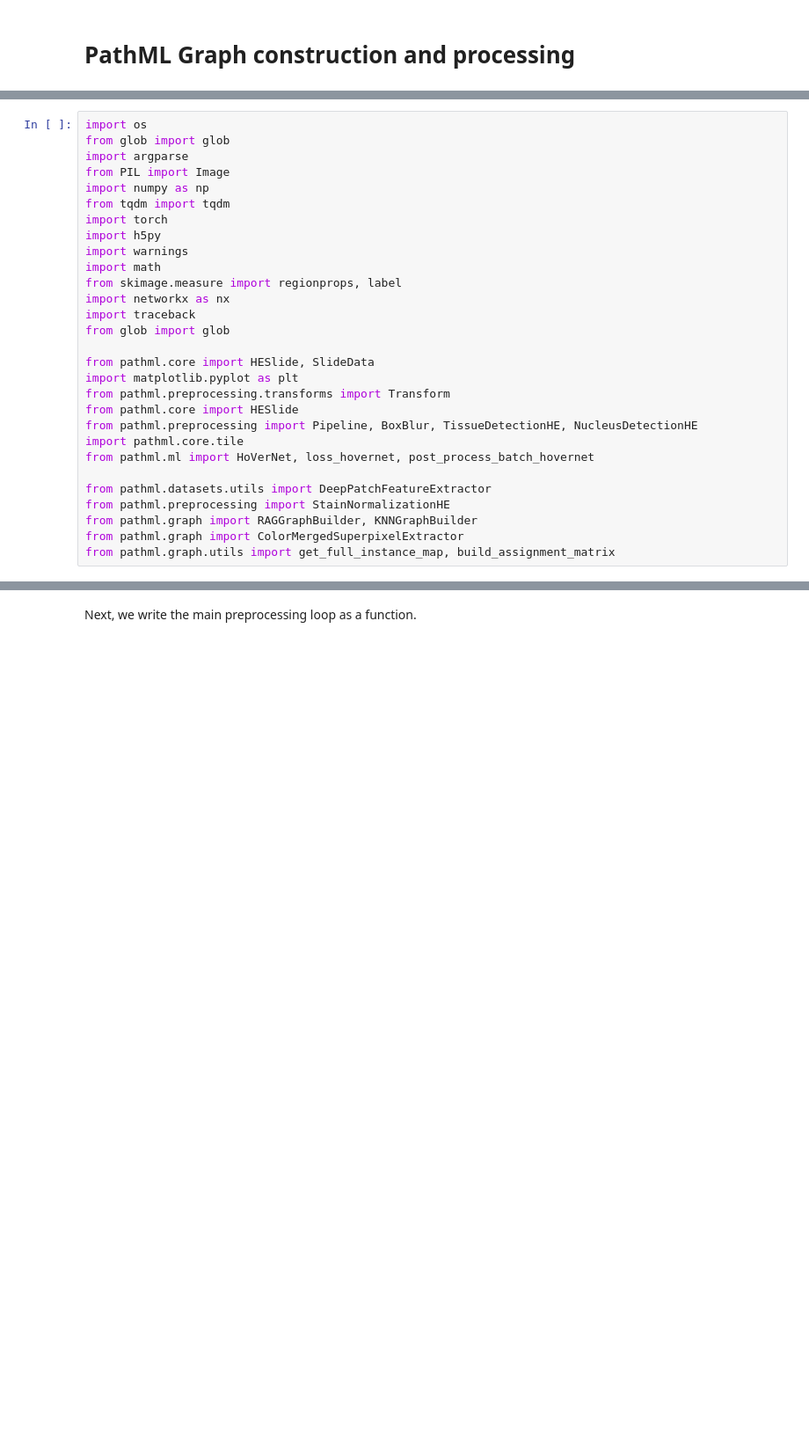
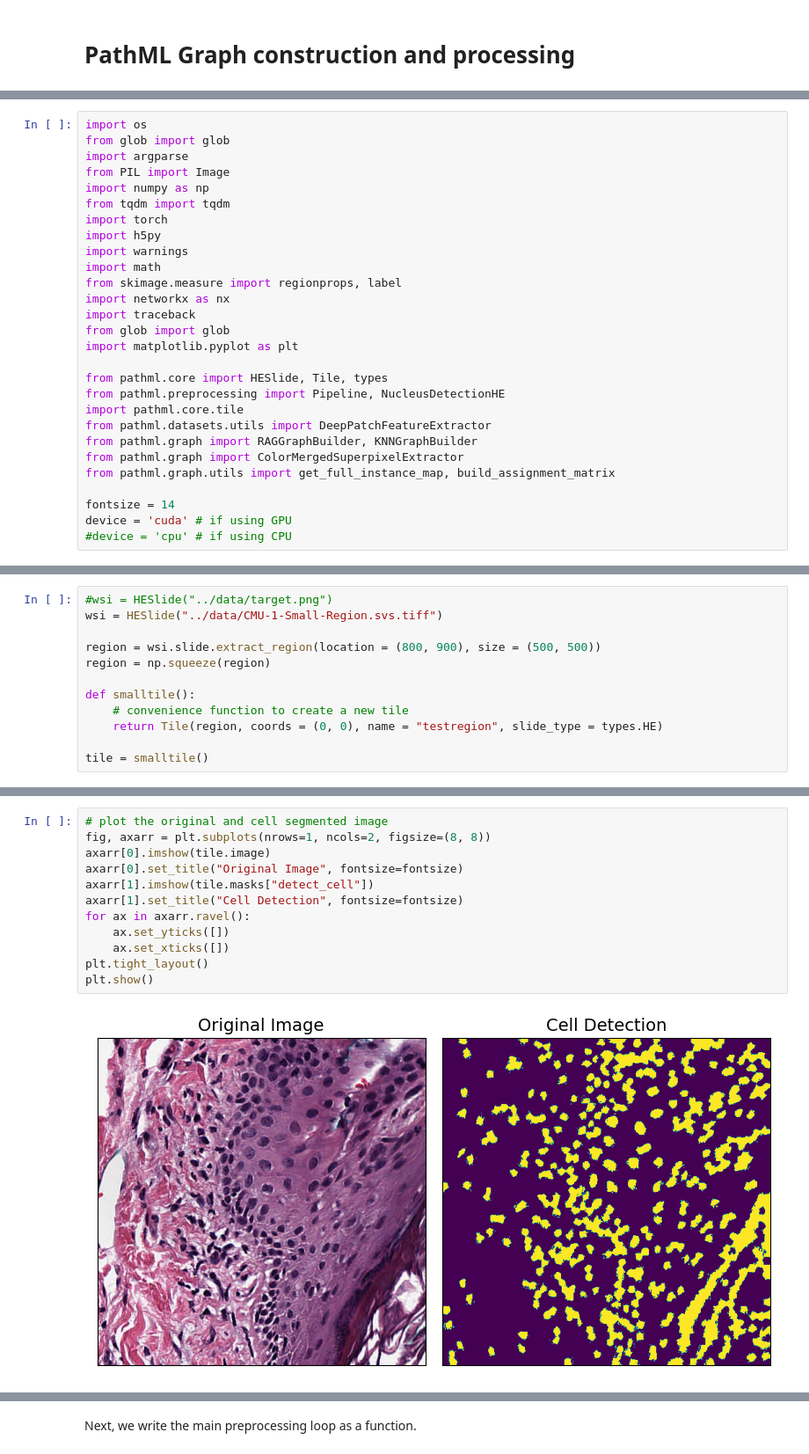
Before and after one commit to Dana-Farber-AIOS/pathml, a Jupyter notebook: examples/construct_graphs.ipynb, the cells around one changed output, grey strips where cells are left out. Shown at 88% size. Saved outputs shown, nothing was run; the diff lists cells and outputs as text; blank space fills up the shorter version.

```diff
--- a/examples/construct_graphs.ipynb
+++ b/examples/construct_graphs.ipynb
@@ -26,17 +24,16 @@ from skimage.measure import regionprops, label
 import networkx as nx
 import traceback
 from glob import glob
+import matplotlib.pyplot as plt
 
-from pathml.core import HESlide, SlideData
-import matplotlib.pyplot as plt
-from pathml.preprocessing.transforms import Transform
-from pathml.core import HESlide
-from pathml.preprocessing import Pipeline, BoxBlur, TissueDetectionHE, NucleusDetectionHE
+from pathml.core import HESlide, Tile, types
+from pathml.preprocessing import Pipeline, NucleusDetectionHE
 import pathml.core.tile
-from pathml.ml import HoVerNet, loss_hovernet, post_process_batch_hovernet
-
 from pathml.datasets.utils import DeepPatchFeatureExtractor
-from pathml.preprocessing import StainNormalizationHE
 from pathml.graph import RAGGraphBuilder, KNNGraphBuilder
 from pathml.graph import ColorMergedSuperpixelExtractor
 from pathml.graph.utils import get_full_instance_map, build_assignment_matrix
+
+fontsize = 14
+device = 'cuda' # if using GPU
+#device = 'cpu' # if using CPU
@@ -131,0 +44,12 @@ plt.show()
+# %%
+#wsi = HESlide("../data/target.png")
+wsi = HESlide("../data/CMU-1-Small-Region.svs.tiff")
+
+region = wsi.slide.extract_region(location = (800, 900), size = (500, 500))
+region = np.squeeze(region)
+
+def smalltile():
+    # convenience function to create a new tile
+    return Tile(region, coords = (0, 0), name = "testregion", slide_type = types.HE)
+
+tile = smalltile()
@@ -131,0 +68,14 @@ plt.show()
+# %%
+# plot the original and cell segmented image
+fig, axarr = plt.subplots(nrows=1, ncols=2, figsize=(8, 8))
+axarr[0].imshow(tile.image)
+axarr[0].set_title("Original Image", fontsize=fontsize)
+axarr[1].imshow(tile.masks["detect_cell"])
+axarr[1].set_title("Cell Detection", fontsize=fontsize)
+for ax in axarr.ravel():
+    ax.set_yticks([])
+    ax.set_xticks([])
+plt.tight_layout()
+plt.show()
+# %% [output]
+[figure, added]
```
Also changed, not shown: parts of 34 cells of this notebook, 12 other files.
